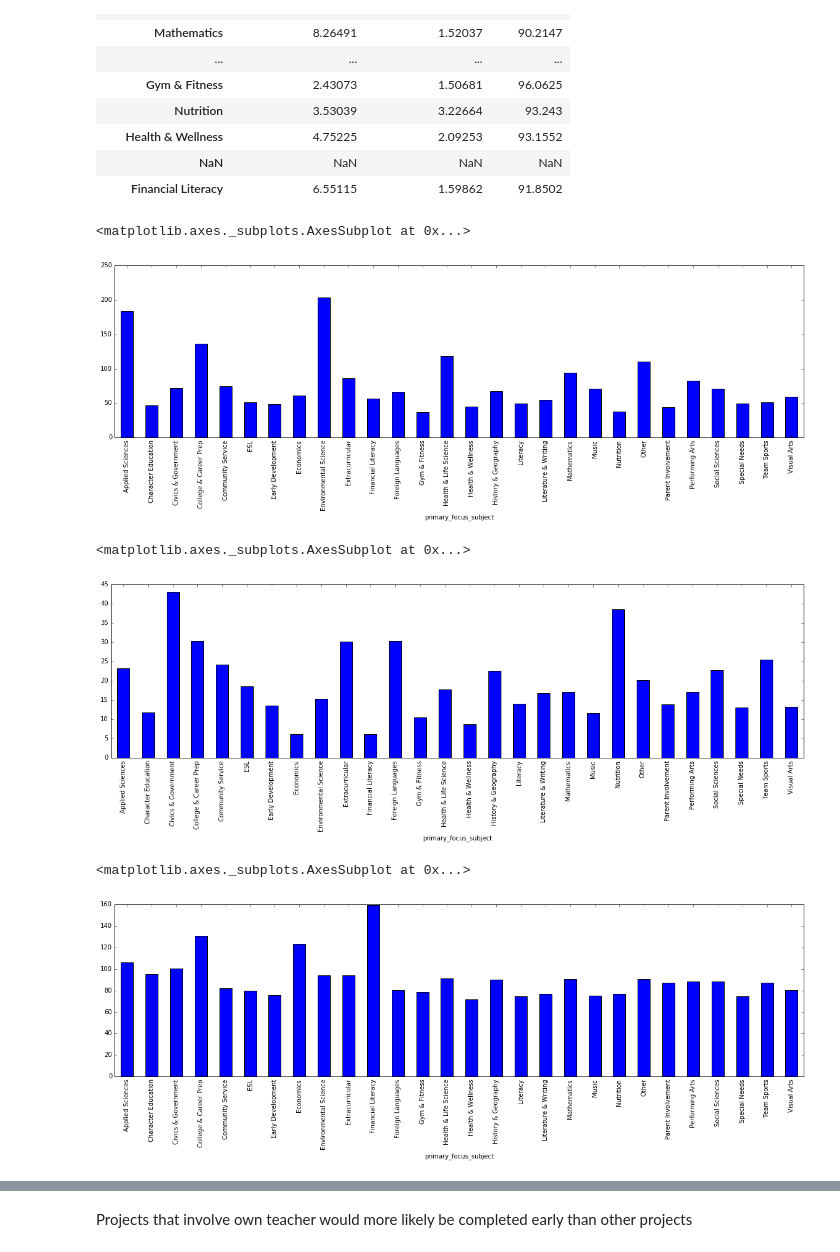
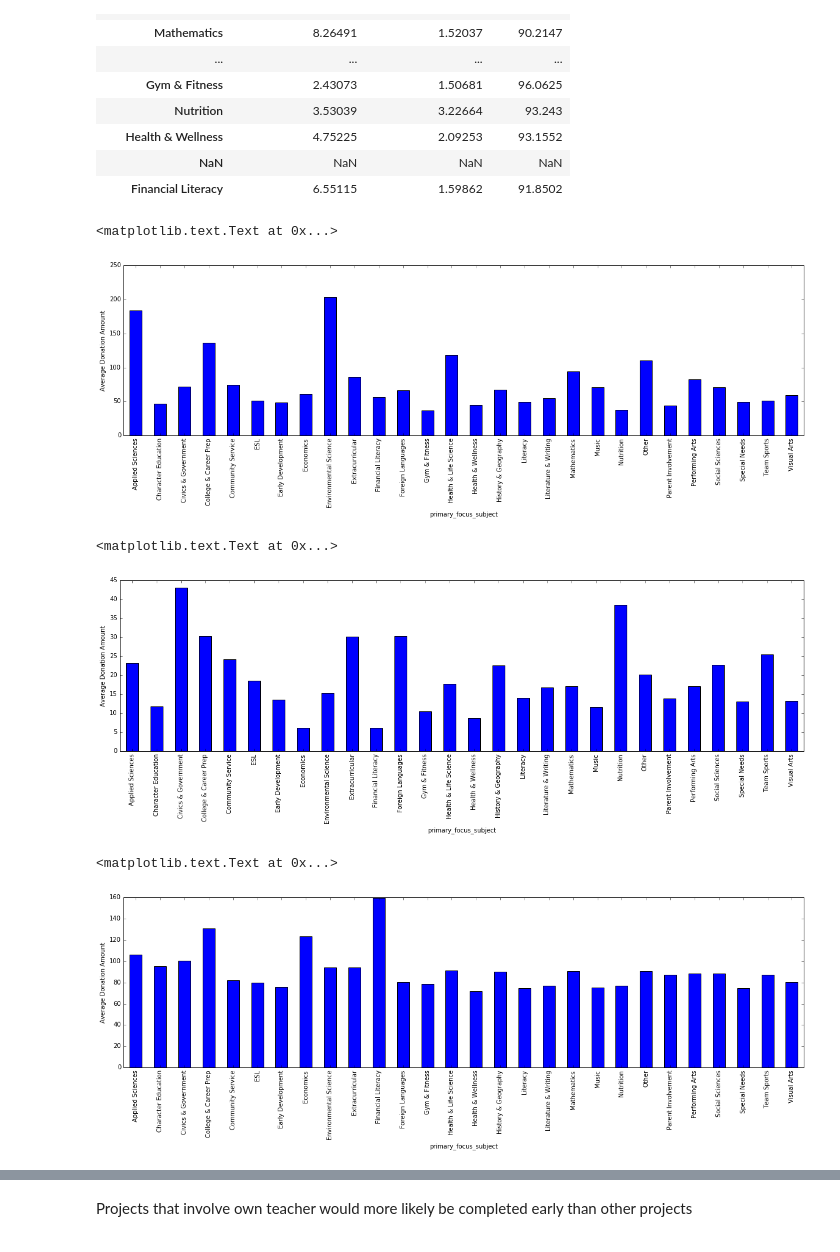
Before and after one commit to Naveed1842/data-science-intensive-2, a Jupyter notebook: Donor-Choose-Project/Projects_Donations_DataExploration.ipynb, the cells around one changed output, grey strips where cells are left out. Cells and saved outputs as stored; diff of their text form; code cells hidden in the pictures.

```diff
--- a/Donor-Choose-Project/Projects_Donations_DataExploration.ipynb
+++ b/Donor-Choose-Project/Projects_Donations_DataExploration.ipynb
@@ -130,24 +131,27 @@ df
 # %%
 a = pds[pds.donor_category == 'donor_teacher_project']
 #a = a[(100 * a.donation_total / a.total_donations) > 33]
-a.groupby(by='primary_focus_subject')['donation_total'].mean().plot(kind='bar',figsize=(20,5))
+ax = a.groupby(by='primary_focus_subject')['donation_total'].mean().plot(kind='bar',figsize=(20,5))
+ax.set_ylabel('Average Donation Amount')
 # %% [output]
-<matplotlib.axes._subplots.AxesSubplot at 0x...>
+<matplotlib.text.Text at 0x...>
-[figure, old version]
+[figure, new version]
 # %%
 b = pds[pds.donor_category == 'donor_teacher_other']
 #a = a[(100 * a.donation_total / a.total_donations) > 33]
-b.groupby(by='primary_focus_subject')['donation_total'].mean().plot(kind='bar',figsize=(20,5))
+bx = b.groupby(by='primary_focus_subject')['donation_total'].mean().plot(kind='bar',figsize=(20,5))
+bx.set_ylabel('Average Donation Amount')
 # %% [output]
-<matplotlib.axes._subplots.AxesSubplot at 0x...>
+<matplotlib.text.Text at 0x...>
-[figure, old version]
+[figure, new version]
 # %%
 c = pds[pds.donor_category == 'donor_other']
 #a = a[(100 * a.donation_total / a.total_donations) > 33]
-c.groupby(by='primary_focus_subject')['donation_total'].mean().plot(kind='bar',figsize=(20,5))
+cx = c.groupby(by='primary_focus_subject')['donation_total'].mean().plot(kind='bar',figsize=(20,5))
+cx.set_ylabel('Average Donation Amount')
 # %% [output]
-<matplotlib.axes._subplots.AxesSubplot at 0x...>
+<matplotlib.text.Text at 0x...>
-[figure, old version]
+[figure, new version]
 # %%
 p = pds[pds.funding_status != 'live'] # Considering only completed projects
 p.loc[:,'date_completed'] = pd.to_datetime(p['date_completed'])
```
Also changed, not shown: parts of 5 cells of this notebook.
